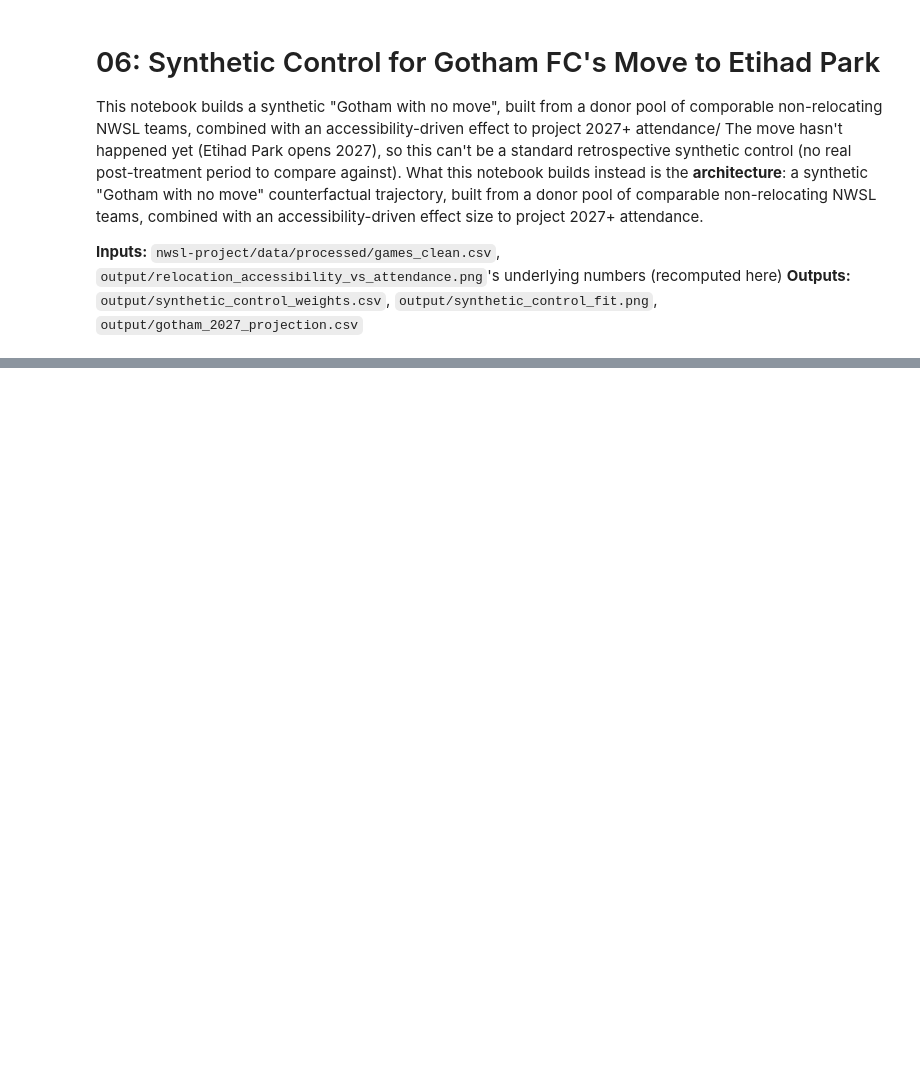
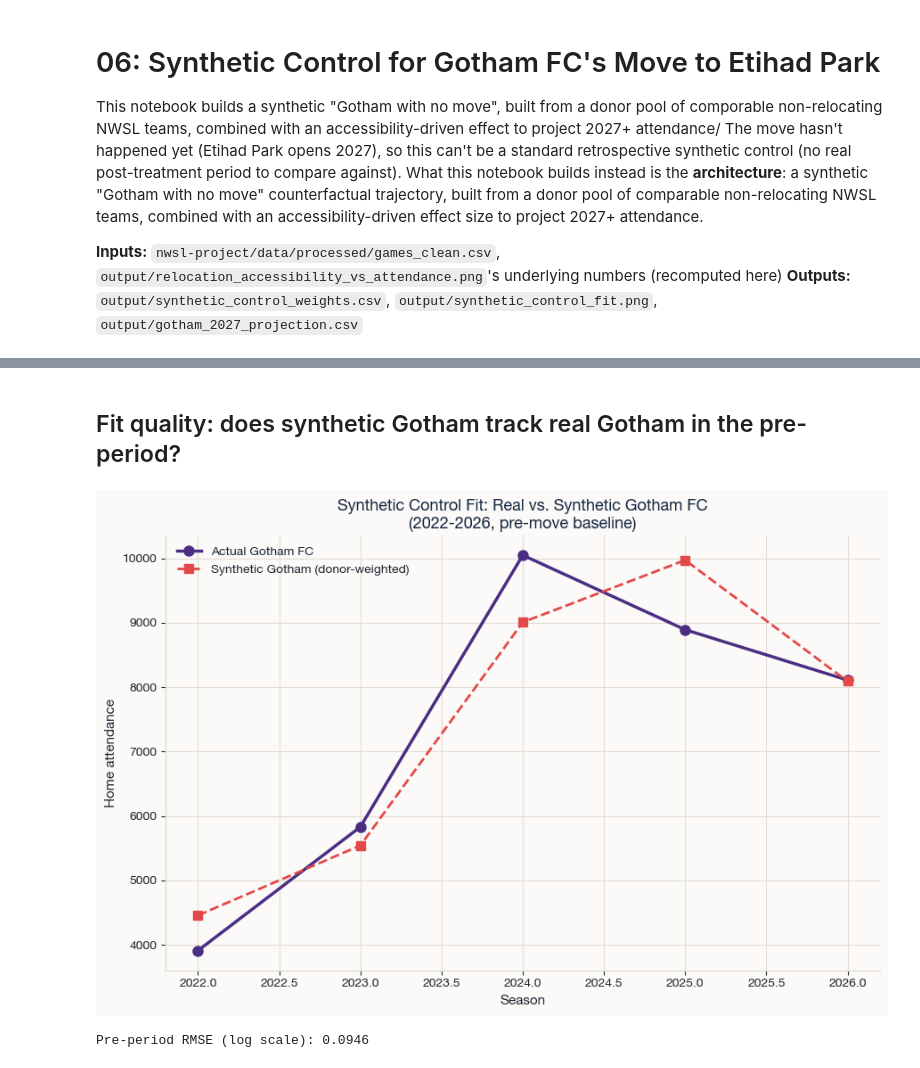
Before and after one commit to isabelpt/nwsl-gotham-relocation, a Jupyter notebook: code/04_synthetic_control.ipynb, the cells around one changed output, grey strips where cells are left out. Drawn from its saved outputs; the diff is of its cells as text; code cells hidden in the pictures; blank space fills up the shorter version.

```diff
--- a/code/04_synthetic_control.ipynb
+++ b/code/04_synthetic_control.ipynb
@@ -425,0 +127,21 @@ plt.show()
+# %% [markdown]
+## Fit quality: does synthetic Gotham track real Gotham in the pre-period?
+# %%
+synthetic_series = pd.Series(donor_mat @ weights.reindex(donor_pool).values, index=donor_matrix.index)
+
+fig, ax = plt.subplots(figsize=(9, 6))
+ax.plot(treated_series.index, np.exp(treated_series.values), "o-", color="#4B2E83", linewidth=2.5, markersize=8, label="Actual Gotham FC")
+ax.plot(synthetic_series.index, np.exp(synthetic_series.values), "s--", color="#E34948", linewidth=2, markersize=7, label="Synthetic Gotham (donor-weighted)")
+ax.set_xlabel("Season")
+ax.set_ylabel("Home attendance")
+ax.set_title("Synthetic Control Fit: Real vs. Synthetic Gotham FC\n(2022-2026, pre-move baseline)")
+ax.legend()
+plt.tight_layout()
+plt.savefig(os.path.join(OUTPUT_DIR, "synthetic_control_fit.png"), dpi=150)
+plt.show()
+
+rmse = np.sqrt(np.mean((treated_series.values - synthetic_series.values) ** 2))
+print(f"Pre-period RMSE (log scale): {rmse:.4f}")
+# %% [output]
+[figure, added]
+Pre-period RMSE (log scale): 0.0946
```
Also changed, not shown: parts of 23 cells of this notebook, 30 other files.
